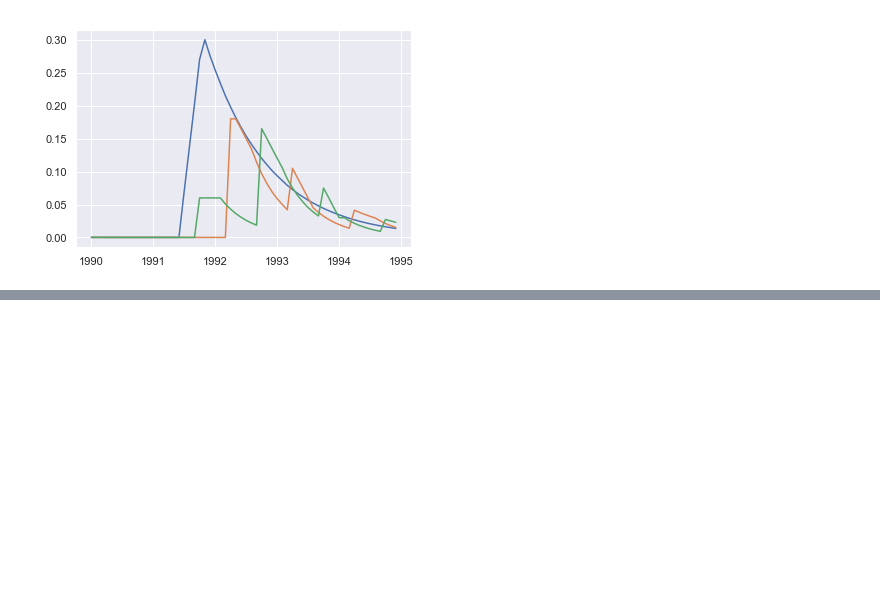
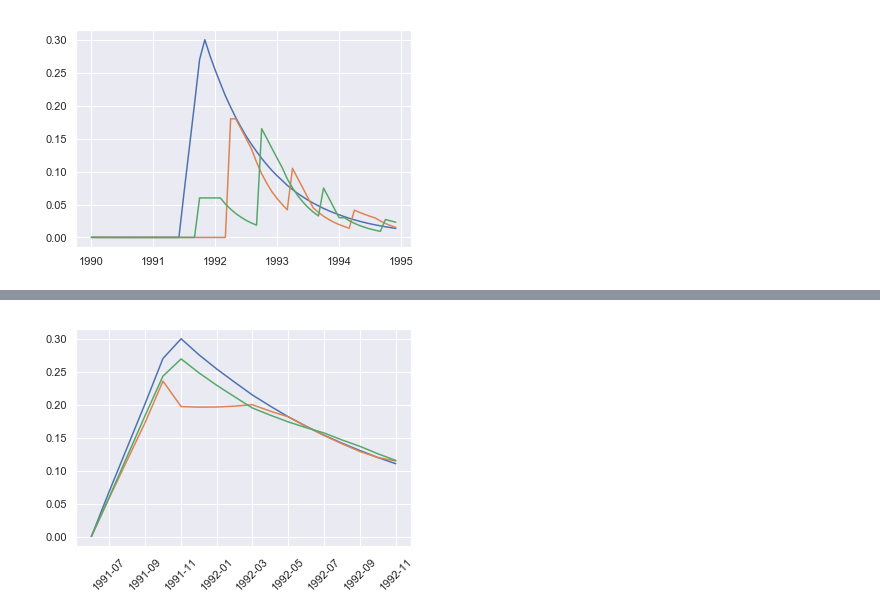
Before and after one commit to DylanHong/MtPinatubo, a Jupyter notebook: Earthquake.ipynb, the cells around one changed output, grey strips where cells are left out. Saved outputs shown, nothing was run; the diff lists cells and outputs as text; code cells hidden in the pictures; blank space fills up the shorter version.

```diff
--- a/Earthquake.ipynb
+++ b/Earthquake.ipynb
@@ -189,0 +224,16 @@ plt.show()
+# %%
+dt1 = dt.datetime(1991, 5, 1)
+print(dt1)
+dt2 = dt.datetime(1992, 12, 1)
+
+rand2 = df1.loc[(df1['date'] > dt1) & (df1['date'] < dt2)]
+#rand2 = df1.query('date == 1991-06-01')
+plt.figure(1)
+plt.plot(rand2['date'],rand2['95.2'])
+plt.plot(rand2['date'],rand2['123.2'])
+plt.plot(rand2['date'],rand2['67.2'])
+# plt.plot(rand2['date'],rand2['151.2'])
+# plt.plot(rand2['date'],rand2['39.2'])
+plt.xticks(rotation = 45)
+plt.show()
+# %% [output]
@@ -189,0 +241 @@ plt.show()
+[figure, added]
```
Also changed, not shown: parts of 12 cells of this notebook, 1 other file.
